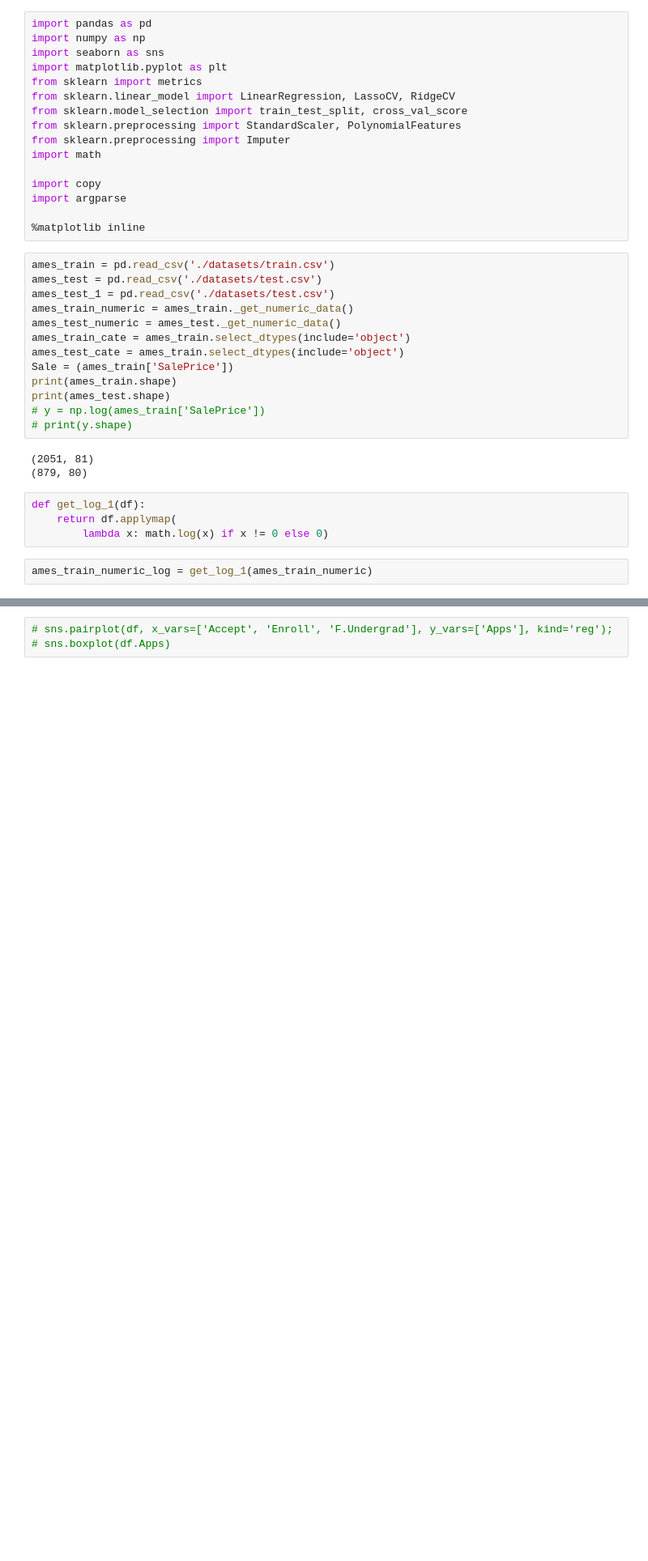
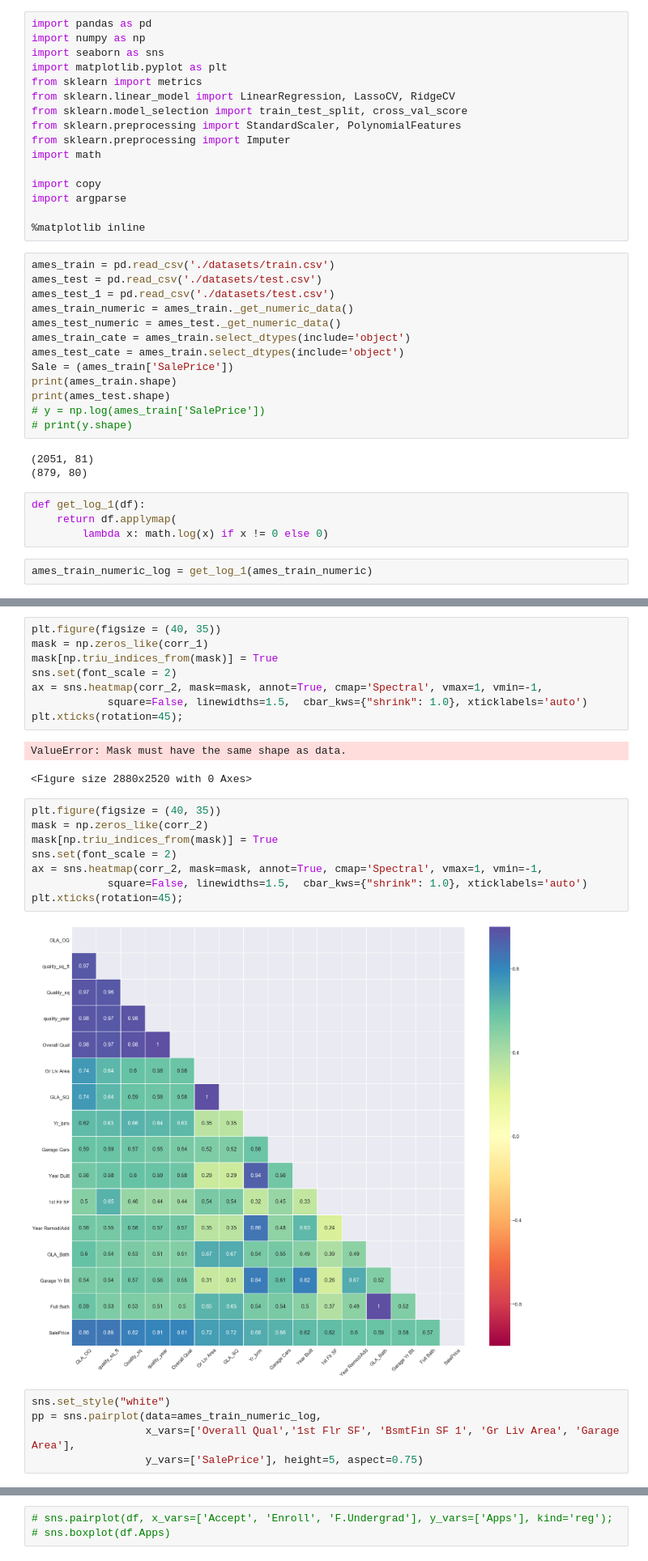
Before and after one commit to pwalesdi/Ames_Housing_Data, a Jupyter notebook: Project_2_Graphs & Relationships.ipynb, the cells around one changed output, grey strips where cells are left out. Shown at 81% size. Saved outputs shown, nothing was run; the diff lists cells and outputs as text; blank space fills up the shorter version.

Commit message:
more graphs and things

```diff
--- a/Project_2_Graphs & Relationships.ipynb
+++ b/Project_2_Graphs & Relationships.ipynb
@@ -159,0 +260,26 @@ pp.fig.set_size_inches(18, 9);
+# %%
+plt.figure(figsize = (40, 35))
+mask = np.zeros_like(corr_1)
+mask[np.triu_indices_from(mask)] = True
+sns.set(font_scale = 2)
+ax = sns.heatmap(corr_2, mask=mask, annot=True, cmap='Spectral', vmax=1, vmin=-1,
+            square=False, linewidths=1.5,  cbar_kws={"shrink": 1.0}, xticklabels='auto')
+plt.xticks(rotation=45);
+# %% [output]
+ValueError: Mask must have the same shape as data.
+<Figure size 2880x2520 with 0 Axes>
+# %%
+plt.figure(figsize = (40, 35))
+mask = np.zeros_like(corr_2)
+mask[np.triu_indices_from(mask)] = True
+sns.set(font_scale = 2)
+ax = sns.heatmap(corr_2, mask=mask, annot=True, cmap='Spectral', vmax=1, vmin=-1,
+            square=False, linewidths=1.5,  cbar_kws={"shrink": 1.0}, xticklabels='auto')
+plt.xticks(rotation=45);
+# %% [output]
+[figure, added]
+# %%
+sns.set_style("white")
+pp = sns.pairplot(data=ames_train_numeric_log,
+                  x_vars=['Overall Qual','1st Flr SF', 'BsmtFin SF 1', 'Gr Liv Area', 'Garage Area'],
+                  y_vars=['SalePrice'], height=5, aspect=0.75)
```
Also changed, not shown: parts of 71 cells of this notebook, 3 other files.
